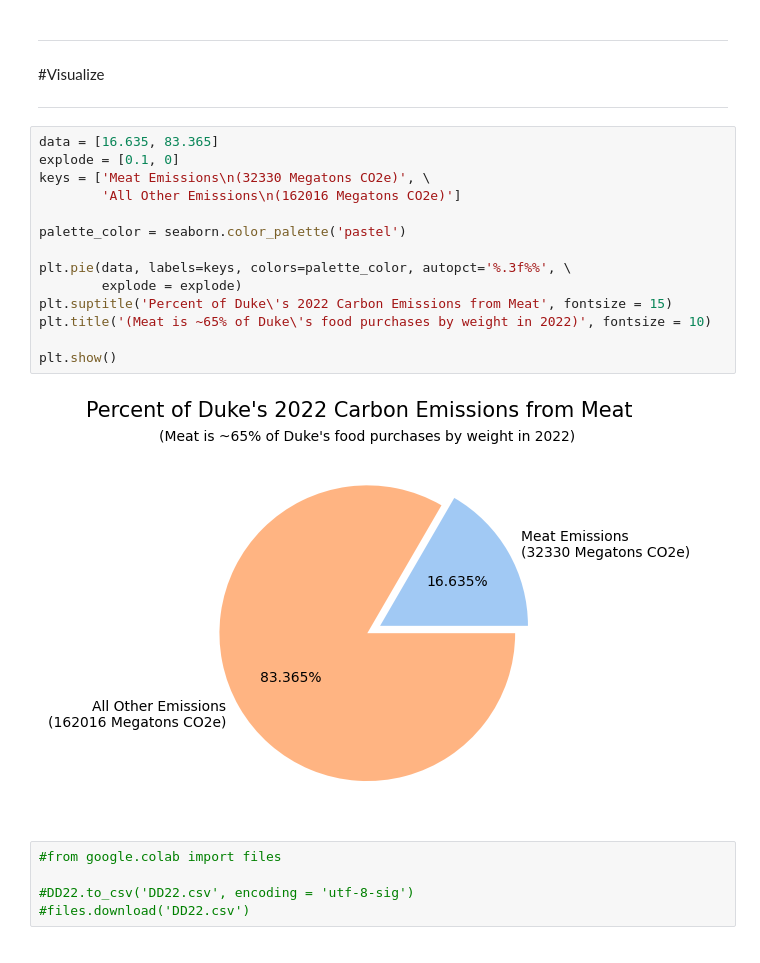
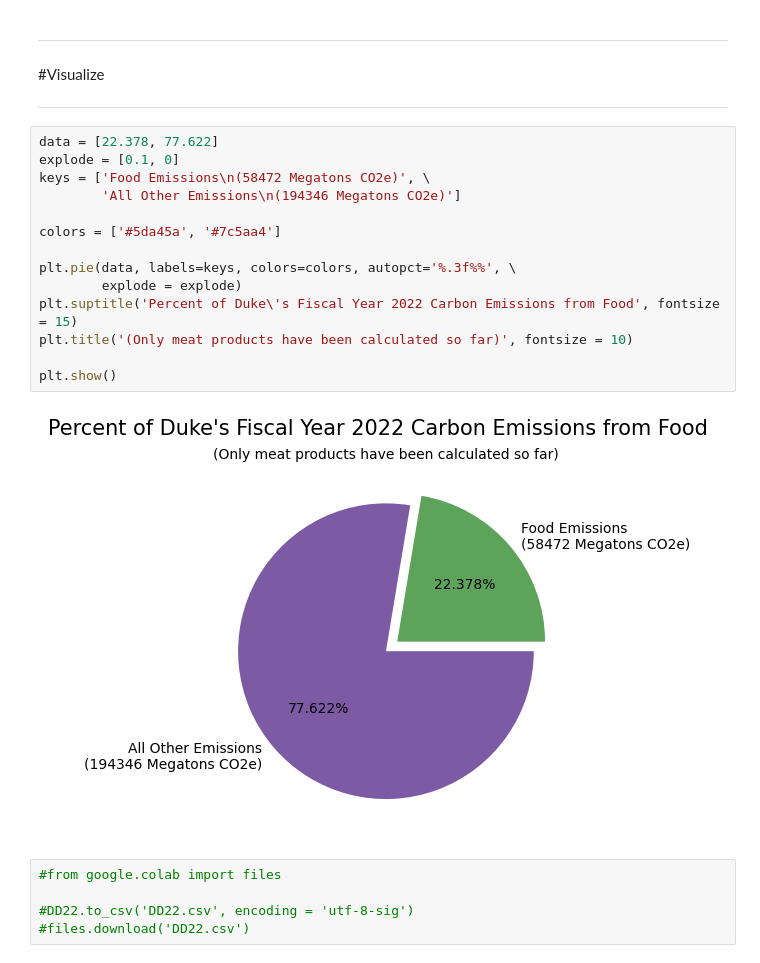
Before and after one commit to ethansong206/Climate-Plus-Project, a Jupyter notebook: DataCleaning.ipynb, the cells around one changed output. Saved outputs shown, nothing was run; the diff lists cells and outputs as text.

Commit message:
changed ratio numbers back to numbers from the book, updated visualization to be better.

```diff
--- a/DataCleaning.ipynb
+++ b/DataCleaning.ipynb
@@ -468,21 +468,21 @@ If food is not included in Duke's calculations, then the reported amount is:  85
 
 ---
 # %%
-data = [16.635, 83.365]
+data = [22.378, 77.622]
 explode = [0.1, 0]
-keys = ['Meat Emissions\n(32330 Megatons CO2e)', \
-        'All Other Emissions\n(162016 Megatons CO2e)']
+keys = ['Food Emissions\n(58472 Megatons CO2e)', \
+        'All Other Emissions\n(194346 Megatons CO2e)']
 
-palette_color = seaborn.color_palette('pastel')
+colors = ['#5da45a', '#7c5aa4']
 
-plt.pie(data, labels=keys, colors=palette_color, autopct='%.3f%%', \
+plt.pie(data, labels=keys, colors=colors, autopct='%.3f%%', \
         explode = explode)
-plt.suptitle('Percent of Duke\'s 2022 Carbon Emissions from Meat', fontsize = 15)
-plt.title('(Meat is ~65% of Duke\'s food purchases by weight in 2022)', fontsize = 10)
+plt.suptitle('Percent of Duke\'s Fiscal Year 2022 Carbon Emissions from Food', fontsize = 15)
+plt.title('(Only meat products have been calculated so far)', fontsize = 10)
 
 plt.show()
 # %% [output]
-[figure, old version]
+[figure, new version]
 # %%
 #from google.colab import files
 
```
Also changed, not shown: parts of 3 cells of this notebook.
